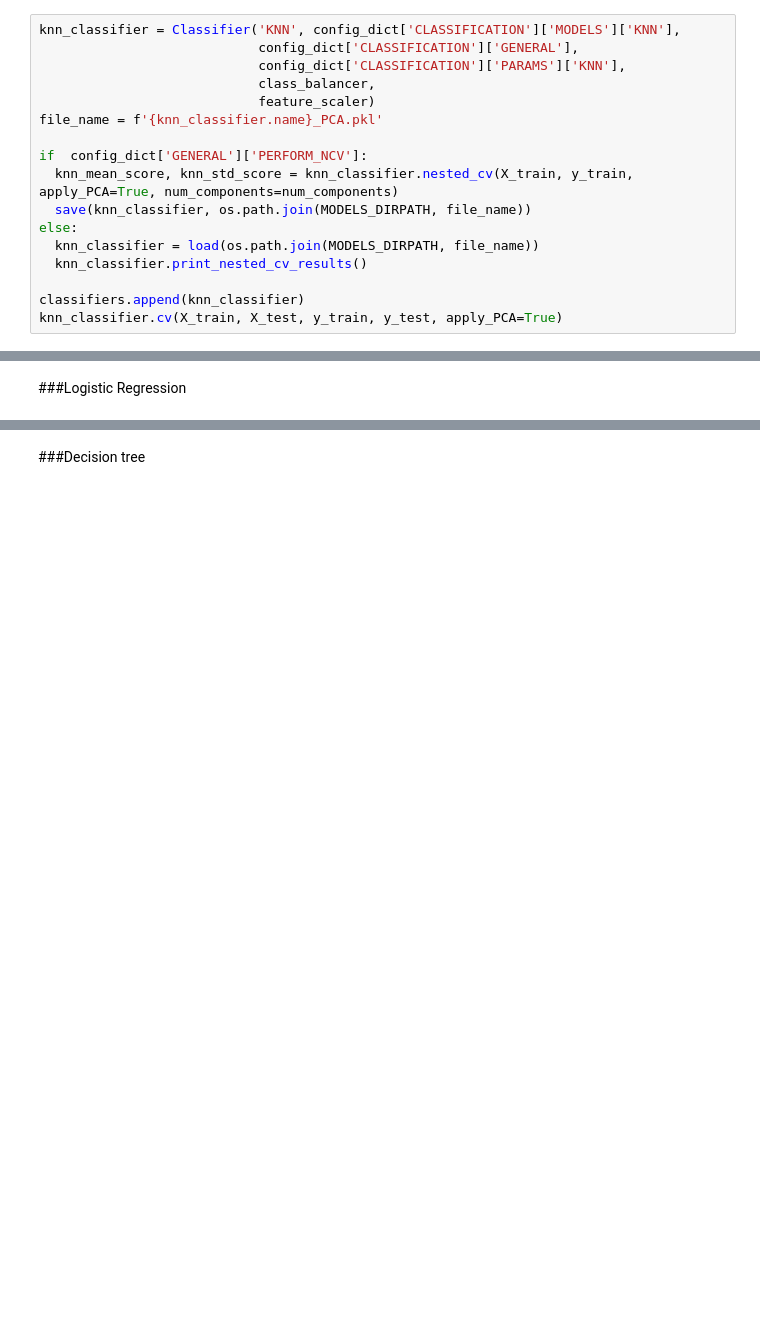
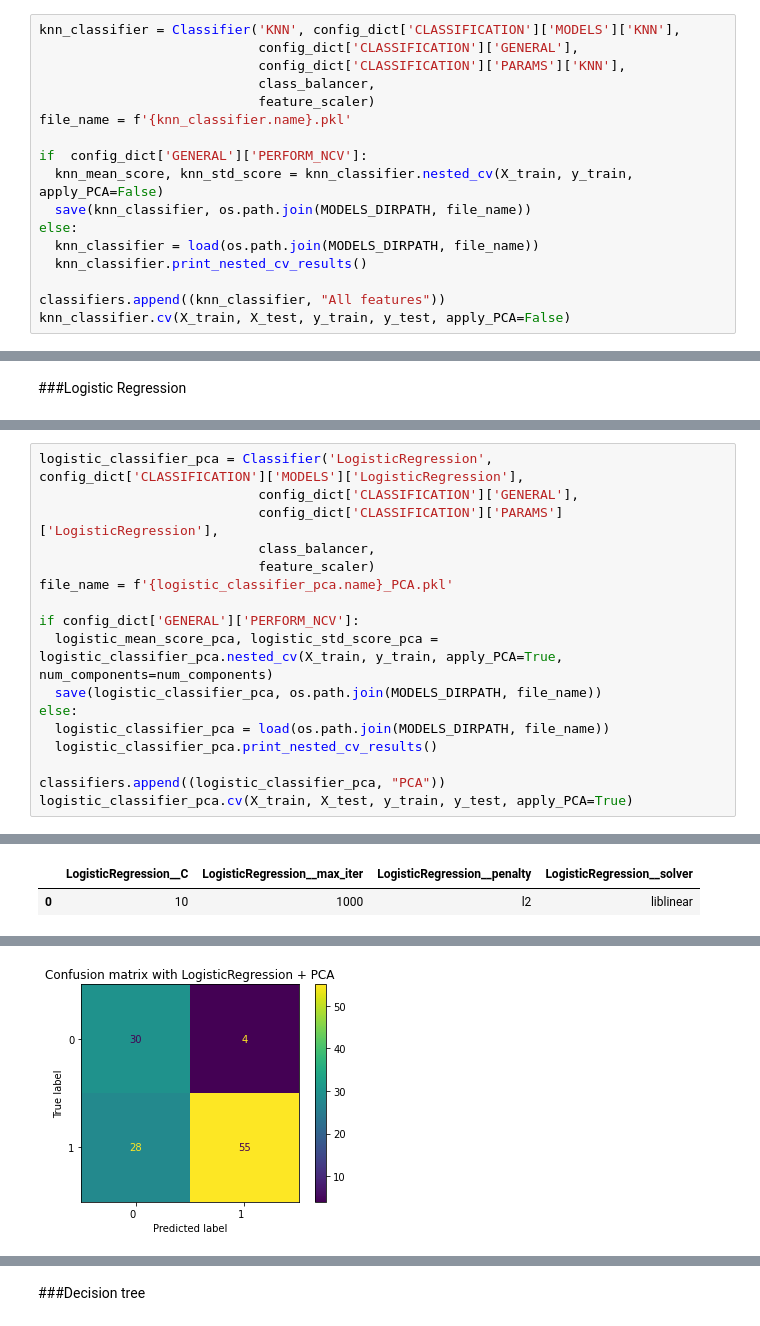
Before and after one commit to Vaxx66/DataSpaces_project, a Jupyter notebook: DataSpaces_project.ipynb, the cells around one changed output, grey strips where cells are left out. Saved outputs shown, nothing was run; the diff lists cells and outputs as text; blank space fills up the shorter version.

```diff
--- a/DataSpaces_project.ipynb
+++ b/DataSpaces_project.ipynb
@@ -2023,17 +2000,17 @@ knn_classifier = Classifier('KNN', config_dict['CLASSIFICATION']['MODELS']['KNN'
                             config_dict['CLASSIFICATION']['PARAMS']['KNN'],
                             class_balancer,
                             feature_scaler)
-file_name = f'{knn_classifier.name}_PCA.pkl'
+file_name = f'{knn_classifier.name}.pkl'
 
 if  config_dict['GENERAL']['PERFORM_NCV']:
-  knn_mean_score, knn_std_score = knn_classifier.nested_cv(X_train, y_train, apply_PCA=True, num_components=num_components)
+  knn_mean_score, knn_std_score = knn_classifier.nested_cv(X_train, y_train, apply_PCA=False)
   save(knn_classifier, os.path.join(MODELS_DIRPATH, file_name))
 else:
   knn_classifier = load(os.path.join(MODELS_DIRPATH, file_name))
   knn_classifier.print_nested_cv_results()
 
-classifiers.append(knn_classifier)
-knn_classifier.cv(X_train, X_test, y_train, y_test, apply_PCA=True)
+classifiers.append((knn_classifier, "All features"))
+knn_classifier.cv(X_train, X_test, y_train, y_test, apply_PCA=False)
 # %%
 params = knn_classifier.best_model.named_steps[knn_classifier.name].get_params()
 print(params)
@@ -2044,0 +2036,18 @@ plot_2D_svm_decision_boundary(X_train, y_train, X_test, y_test, neighbors.KNeigh
+# %%
+logistic_classifier_pca = Classifier('LogisticRegression', config_dict['CLASSIFICATION']['MODELS']['LogisticRegression'],
+                            config_dict['CLASSIFICATION']['GENERAL'],
+                            config_dict['CLASSIFICATION']['PARAMS']['LogisticRegression'],
+                            class_balancer,
+                            feature_scaler)
+file_name = f'{logistic_classifier_pca.name}_PCA.pkl'
+
+if config_dict['GENERAL']['PERFORM_NCV']:
+  logistic_mean_score_pca, logistic_std_score_pca = logistic_classifier_pca.nested_cv(X_train, y_train, apply_PCA=True, num_components=num_components)
+  save(logistic_classifier_pca, os.path.join(MODELS_DIRPATH, file_name))
+else:
+  logistic_classifier_pca = load(os.path.join(MODELS_DIRPATH, file_name))
+  logistic_classifier_pca.print_nested_cv_results()
+
+classifiers.append((logistic_classifier_pca, "PCA"))
+logistic_classifier_pca.cv(X_train, X_test, y_train, y_test, apply_PCA=True)
+# %% [output]
@@ -2044,0 +2099,2 @@ plot_2D_svm_decision_boundary(X_train, y_train, X_test, y_test, neighbors.KNeigh
+|  | LogisticRegression__C | LogisticRegression__max_iter | LogisticRegression__penalty | LogisticRegression__solver |
+| 0 | 10 | 1000 | l2 | liblinear |
@@ -2044,0 +2112 @@ plot_2D_svm_decision_boundary(X_train, y_train, X_test, y_test, neighbors.KNeigh
+[figure, added]
```
Also changed, not shown: parts of 36 cells of this notebook, 9 other files.
